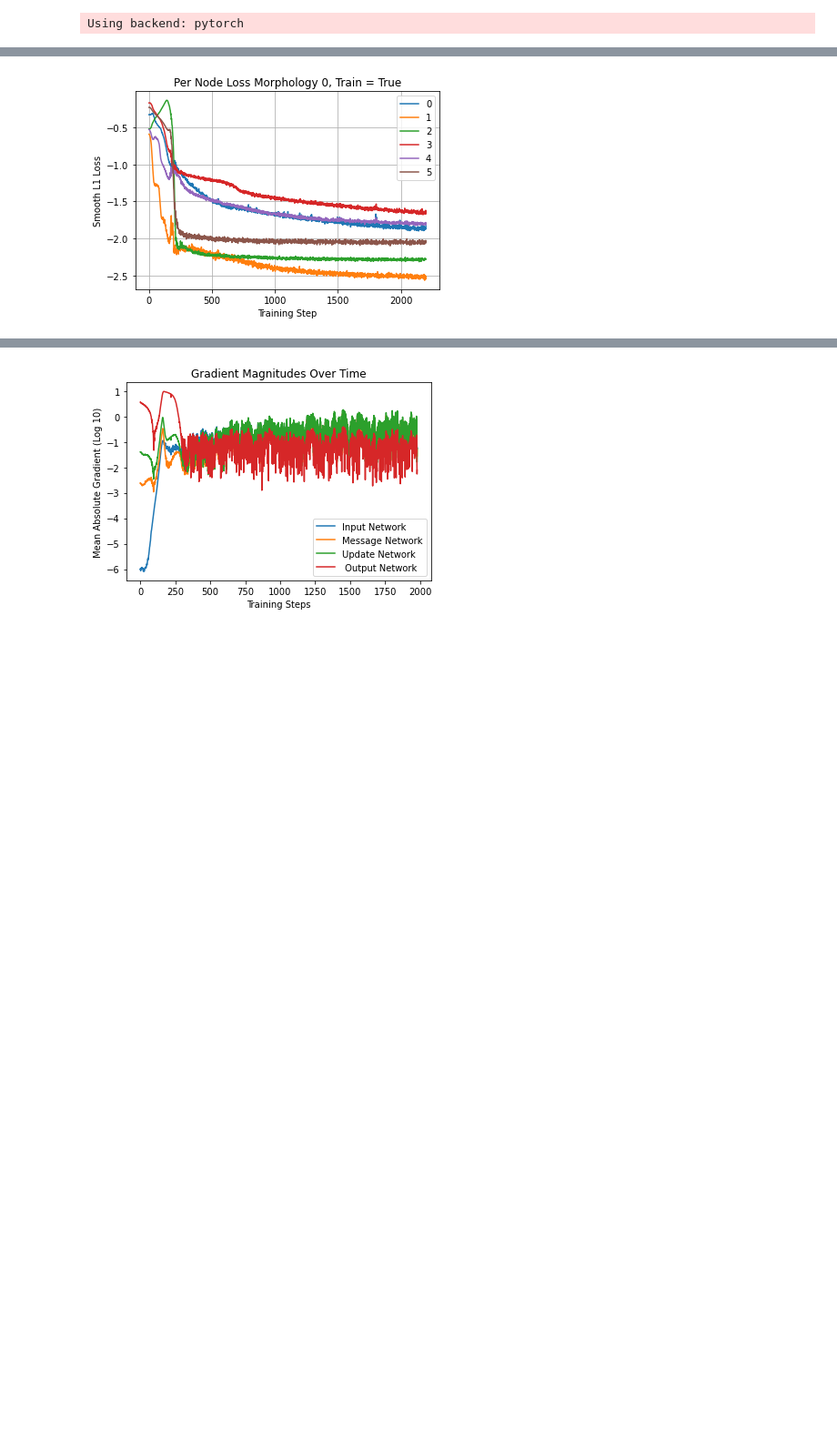
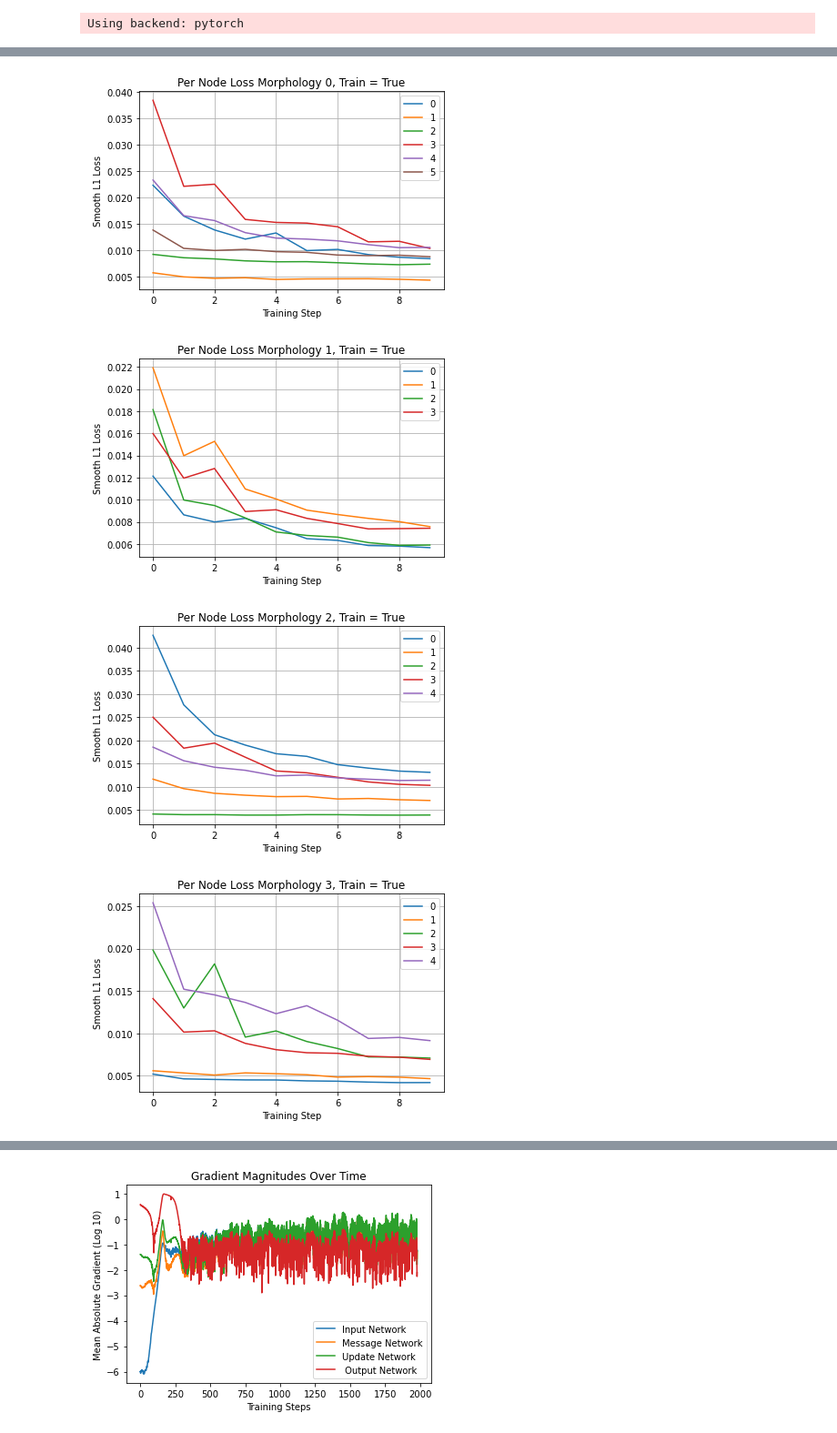
Before and after one commit to OvidiuSabau/Honors-Project, a Jupyter notebook: notebooks/GNN-InverseDynamics.ipynb, the cells around one changed output, grey strips where cells are left out. Shown at 91% size. Saved outputs shown, nothing was run; the diff lists cells and outputs as text; code cells hidden in the pictures; blank space fills up the shorter version.

```diff
--- a/notebooks/GNN-InverseDynamics.ipynb
+++ b/notebooks/GNN-InverseDynamics.ipynb
@@ -234,8 +234,8 @@ inputSize = 20
 stateSize = 64
 messageSize = 64
 outputSize = 1
-numMessagePassingIterations = 4
-batch_size = 1024
+numMessagePassingIterations = 6
+batch_size = 2048
 with_batch_norm=True
 numBatchesPerTrainingStep = 1
 
@@ -252,7 +252,7 @@ numTestingBatches = int(np.ceil(X_test[0].shape[0] / batch_size))
 gnn = GraphNeuralNetwork(inputNetwork, messageNetwork, updateNetwork, outputNetwork, numMessagePassingIterations).to(device)
 
 optimizer = optim.Adam(itertools.chain(inputNetwork.parameters(), messageNetwork.parameters(), updateNetwork.parameters(), outputNetwork.parameters())
-                       , lr, weight_decay=1e-5)
+                       , lr, weight_decay=0)
 
 
 lmbda = lambda epoch: 0.7
@@ -798,15 +417,24 @@ KeyboardInterrupt:
 # %%
-morphIdx = 0
-lossArr = torch.stack(testLosses[morphIdx]).T
-fig, ax = plt.subplots(1, sharex=True)
-for i in range(lossArr.shape[0]):
-    ax.plot(range(lossArr.shape[1]), torch.log10(lossArr[i]))
-plt.legend(range(lossArr.shape[0]))
-plt.xlabel('Training Step')
-plt.grid()
-plt.ylabel('Smooth L1 Loss')
-plt.title('Per Node Loss Morphology {}, Train = {}'.format(morphIdx, morphIdx in trainingIdxs))
-plt.savefig('per-node-loss-{}.jpg'.format(morphIdx))
-plt.show()
+# Cell for producing Per Node Loss for each Morphology
+
+for morphIdx in range(7):
+    if morphIdx in trainingIdxs:
+        lossArr = torch.stack(testLosses[morphIdx]).T
+    else:
+        lossArr = torch.stack(validLosses[morphIdx]).T
+
+    fig, ax = plt.subplots(1, sharex=True)
+    for i in range(lossArr.shape[0]):
+        ax.plot(range(lossArr.shape[1]), lossArr[i])
+    plt.legend(range(lossArr.shape[0]))
+    plt.xlabel('Training Step')
+    plt.grid()
+    plt.ylabel('Smooth L1 Loss')
+    plt.title('Per Node Loss Morphology {}, Train = {}'.format(morphIdx, morphIdx in trainingIdxs))
+    plt.savefig('per-node-loss-{}.jpg'.format(morphIdx))
+    plt.show()
 # %% [output]
-[figure, old version]
+[figure, new version]
+[figure, added]
+[figure, added]
+[figure, added]
```
Also changed, not shown: parts of 10 cells of this notebook, 6 other files.
